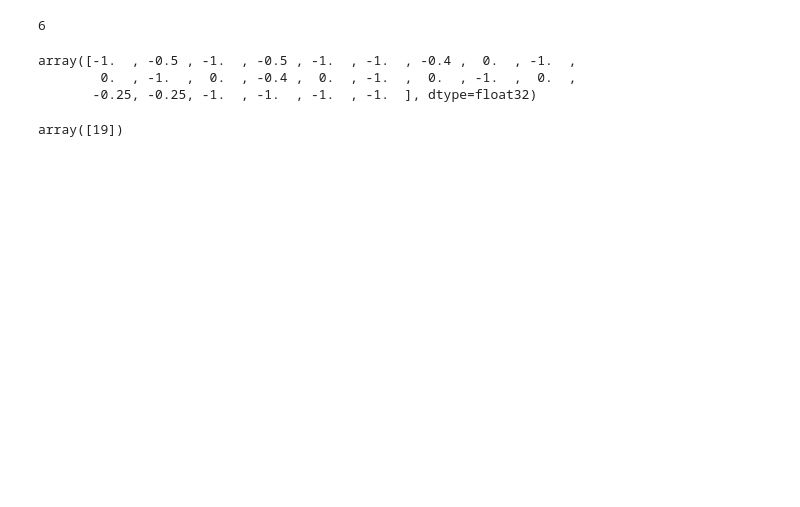
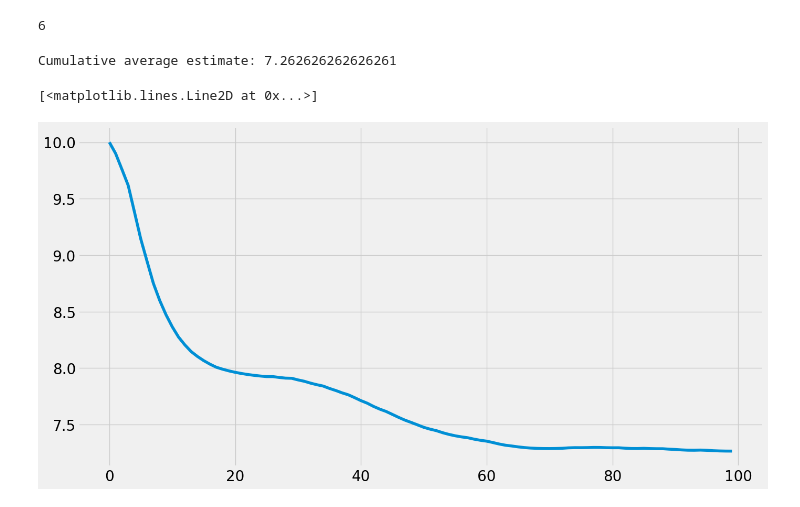
Before and after one commit to Symplectomorphism/miscellaneous, a Jupyter notebook: dolambac/simulation/sibling_q_learning.ipynb, the cells around one changed output. Cells and saved outputs as stored; diff of their text form; code cells hidden in the pictures; blank space fills up the shorter version.

```diff
--- a/dolambac/simulation/sibling_q_learning.ipynb
+++ b/dolambac/simulation/sibling_q_learning.ipynb
@@ -132,17 +131,41 @@ env.close()
 print(env.num_moves)
 # %% [output]
 6
-# %%
-agent.Q_bandit
-# %% [output]
-array([-1.  , -0.5 , -1.  , -0.5 , -1.  , -1.  , -0.4 ,  0.  , -1.  ,
-        0.  , -1.  ,  0.  , -0.4 ,  0.  , -1.  ,  0.  , -1.  ,  0.  ,
-       -0.25, -0.25, -1.  , -1.  , -1.  , -1.  ], dtype=float32)
-# %%
-max_indices = np.where(agent.Q_bandit == np.max(agent.Q_bandit))[0]
-max_indices[np.where(np.where(agent.Q_bandit == np.max(agent.Q_bandit))[0] == env._true_world_idx)[0]]
-# %% [output]
-array([19])
+# %%
+rng = np.random.default_rng()
+obs, info = env.reset(options={'randomize_world': True})
+
+avg_steps = 100
+alpha = 0.1
+running_avg = [10]
+for e in tqdm(range(1, 100)):
+    obs, info = env.reset(options={'randomize_world': True})
+    agent.reset()
+    done = False
+    while not done:
+        # action = agent.greedy_action(obs)
+        action = agent.custom_action(obs)[1]
+        next_obs, rew, term, trunc, info = env.step(action)
+
+        agent.update(obs, action, rew, term, next_obs)
+
+        done = term or trunc
+        obs = next_obs
+
+        if done:
+            # print(f"Finished in {env.num_moves} steps.")
+            avg_steps += 1/e * (env.num_moves - avg_steps)
+            running_avg += [(1-alpha) * running_avg[-1] + alpha * avg_steps]
+            break
+
+print(f"Cumulative average estimate: {avg_steps}")
+# %% [output]
+Cumulative average estimate: 7.262626262626261
+# %%
+plt.plot(running_avg)
+# %% [output]
+[<matplotlib.lines.Line2D at 0x...>]
+[figure, added]
 # %%
 rng = np.random.default_rng()
 env.render_mode = None
```
Also changed, not shown: parts of 4 cells of this notebook, 1 other file.
